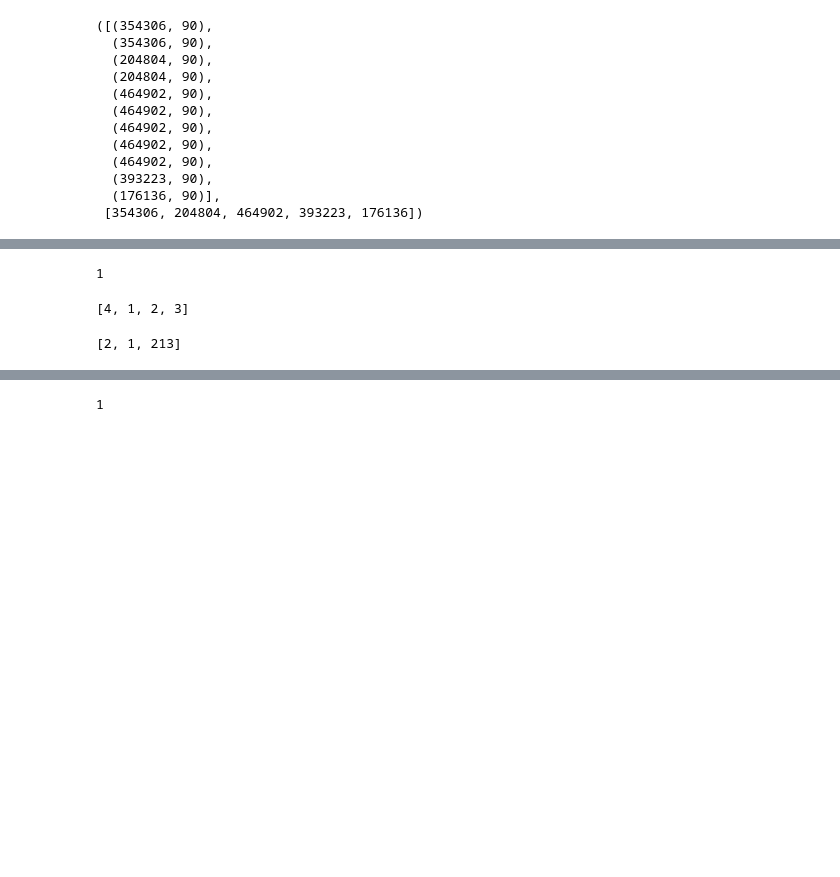
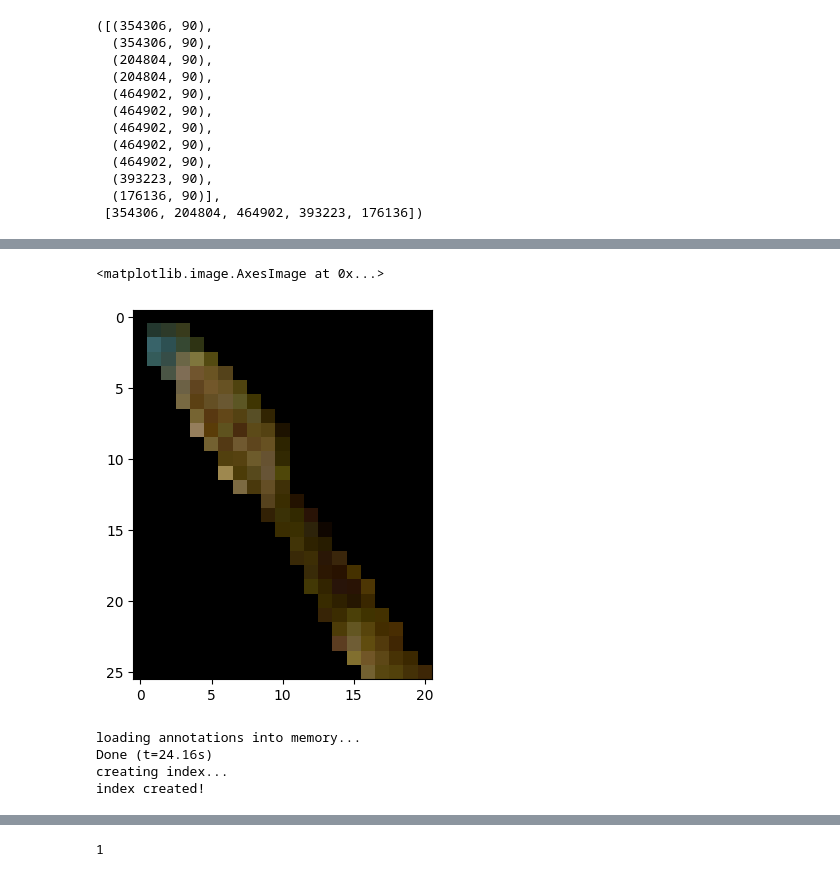
Before and after one commit to YatesZhang/retrieval, a Jupyter notebook: sam/SAM.ipynb, the cells around one changed output, grey strips where cells are left out. Cells and saved outputs as stored; diff of their text form; code cells hidden in the pictures; blank space fills up the shorter version.

```diff
--- a/sam/SAM.ipynb
+++ b/sam/SAM.ipynb
@@ -168,3 +176,8 @@ img_id
+# %%
+plt.imshow(masked_img[y:y+h, x:x+w,:])
+# %% [output]
+<matplotlib.image.AxesImage at 0x...>
+[figure, added]
 # %%
 import pycocotools
 from pycocotools.coco import COCO
@@ -173,18 +186,18 @@ import random
 from functools import  lru_cache
 from PIL import Image
 import numpy as np
-
-annFile = ANNOTATIONS_PATH
-coco=COCO(annFile)
+import os.path as osp
+# annFile = ANNOTATIONS_PATH
+# coco=COCO(annFile)
 
 
 
 class COCOPrompter(object):
-    def __init__(self, annFile, shot=5, mask_rate=0.25):
+    def __init__(self, annFile, img_dir, shot=5, mask_rate=0.25):
         self.coco = COCO(annFile)
         self.shot = shot
         self.mask_rate =  mask_rate
-
+        self.img_dir = img_dir
 
         # init start index for each category
         catIds = self.coco.getCatIds()
@@ -205,13 +218,13 @@ class COCOPrompter(object):
                 catIds: [1, 30, 9, 4]
                 category 4 is masked
         """
-        masked_num = int(mask_rate * len(catIds))
+        masked_num = int(self.mask_rate * len(catIds))
         if masked_num < 1:
             return [1 for _ in range(len(catIds))]
         else:
             mask_idx = random.sample(range(len(catIds)), masked_num)
             mask = [1 for _ in range(len(catIds))]
-            for i in mask_ids:
+            for i in mask_idx:
                 mask[i] = 0
             return mask
 
@@ -251,6 +264,7 @@ class COCOPrompter(object):
         if isinstance(imgId, int):
             imgId = str(imgId)
         imgId = imgId.zfill(12) + ".jpg"
+        imgId = osp.join(self.img_dir, imgId)
         return np.array(Image.open(imgId))
 
     def get_instances_from_idx(self, idx: list,  catId: int):
@@ -285,12 +299,21 @@ class COCOPrompter(object):
             imgs[imgId] = self.imread(imgId)
 
         # crop imgs:
+        instances = []
         for ann in anns_new:
             imgId = ann['image_id']
-            mask = self.coco.annToMask(ann)  # binary numpy mask
+            # mask = self.coco.annToMask(ann)  # binary numpy mask
             img = imgs[imgId]    # numpy array
-            bbox = ann['box']
 
+            # masked_instance = img * mask[:, :, None]    # broadcast
+            bbox = ann['bbox']
+            x, y, w, h = bbox
+            x, y, w, h = int(x), int(y), int(w), int(h)
+            masked_instance = img[y:y+h, x:x+w]
+            instances.append(masked_instance)
+            if len(instances) == self.shot:
+                break
+        return instances
 
 
     def get_n_shot_idx(self, catIds: list):
@@ -304,7 +327,6 @@ class COCOPrompter(object):
         for cat in catIds:
             start_idx = self.start_idx[cat]
             ImgIds = coco.getImgIds(catIds=[cat])
-
 
             len_ImgIds = len(ImgIds)
             end_idx = start_idx + self.shot
@@ -325,21 +347,8 @@ class COCOPrompter(object):
 
         return n_shot_idx
 
-    def get_img_paths(self, n_shot_idx):
-        """
-            metas:
-                [{'license': 1,
-                'file_name': '000000354306.jpg',
-                'coco_url': 'http://images.cocodataset.org/train2017/000000354306.jpg',
-                'height': 640,
-                'width': 426,
-                'date_captured': '2013-11-15 03:10:38',
-                'flickr_url': 'http://farm8.staticflickr.com/7062/6893143985_fe0c0ed081_z.jpg',
-                'id': 354306}, ...]
-        """
-        paths = []
-        for ImgIdx in n_shot_idx:
-            metas = self.coco.loadImgs(ImgIdx)
+
+
     def prompt(self, catIds: list, masked=True):
         # get unique category ids:
         catIds = list(set(catIds))
@@ -354,16 +363,21 @@ class COCOPrompter(object):
         catIds = self.replace_masked_cat_with_other(catIds, catMask)
 
         n_shot_idx = self.get_n_shot_idx(catIds)
+
+        instances = []
+        for catId, idx in zip(catIds, n_shot_idx):
+            n_shot_instances = self.get_instances_from_idx(idx, catId)
+            instances.append(n_shot_instances)
+        return dict(
+            catIds=catIds,
+            catNames=self.coco.loadCats(catIds),
+            catMask=catMask,
+            instances=instances
+        )
+
+# prompter = COCOPrompter(annFile, img_dir=IMG_ROOT)
 # %% [output]
-1
+loading annotations into memory...
+Done (t=24.16s)
+creating index...
+index created!
-# %%
-import random
-a = [1,2,3,4]
-random.shuffle(a)
-a
-# %% [output]
-[4, 1, 2, 3]
-# %%
-random.sample([12,2,4566,213, 1,3,4],3)
-# %% [output]
-[2, 1, 213]
```
Also changed, not shown: parts of 12 cells of this notebook, 2 other files.
